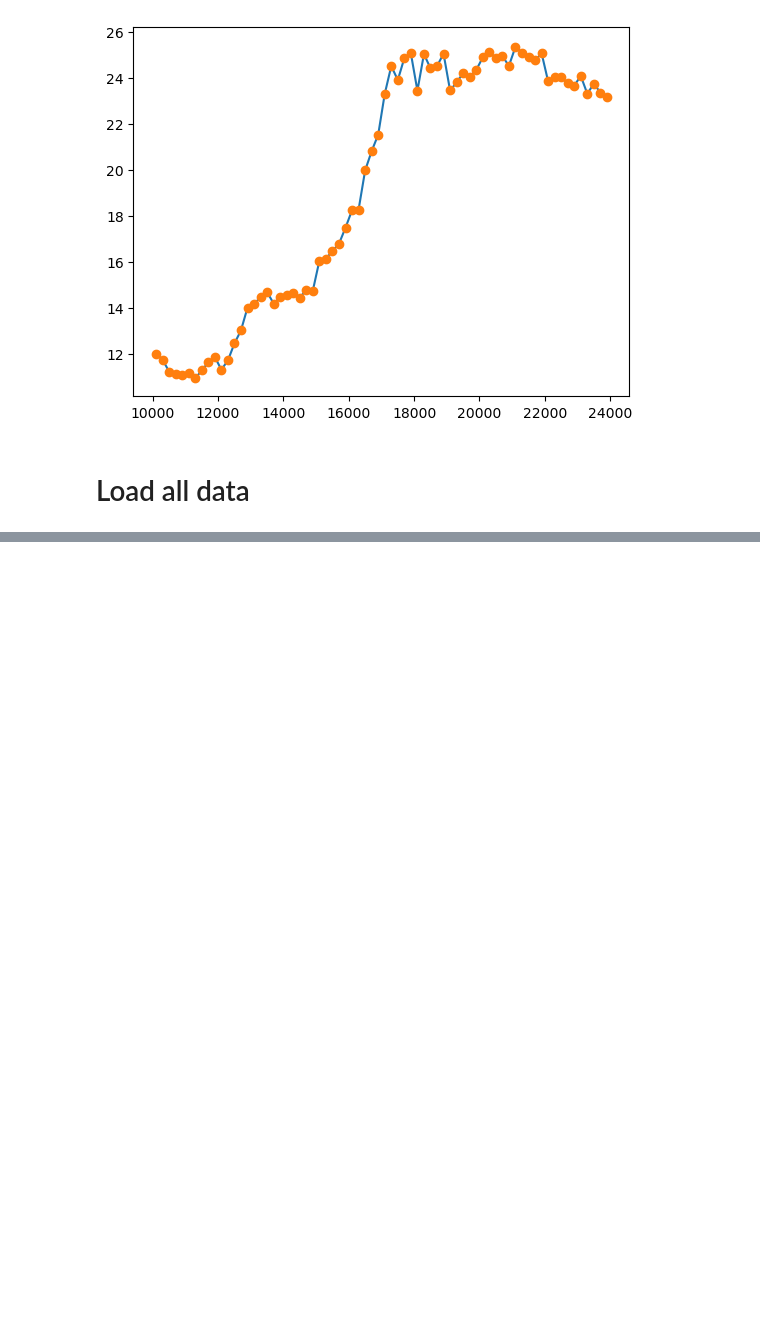
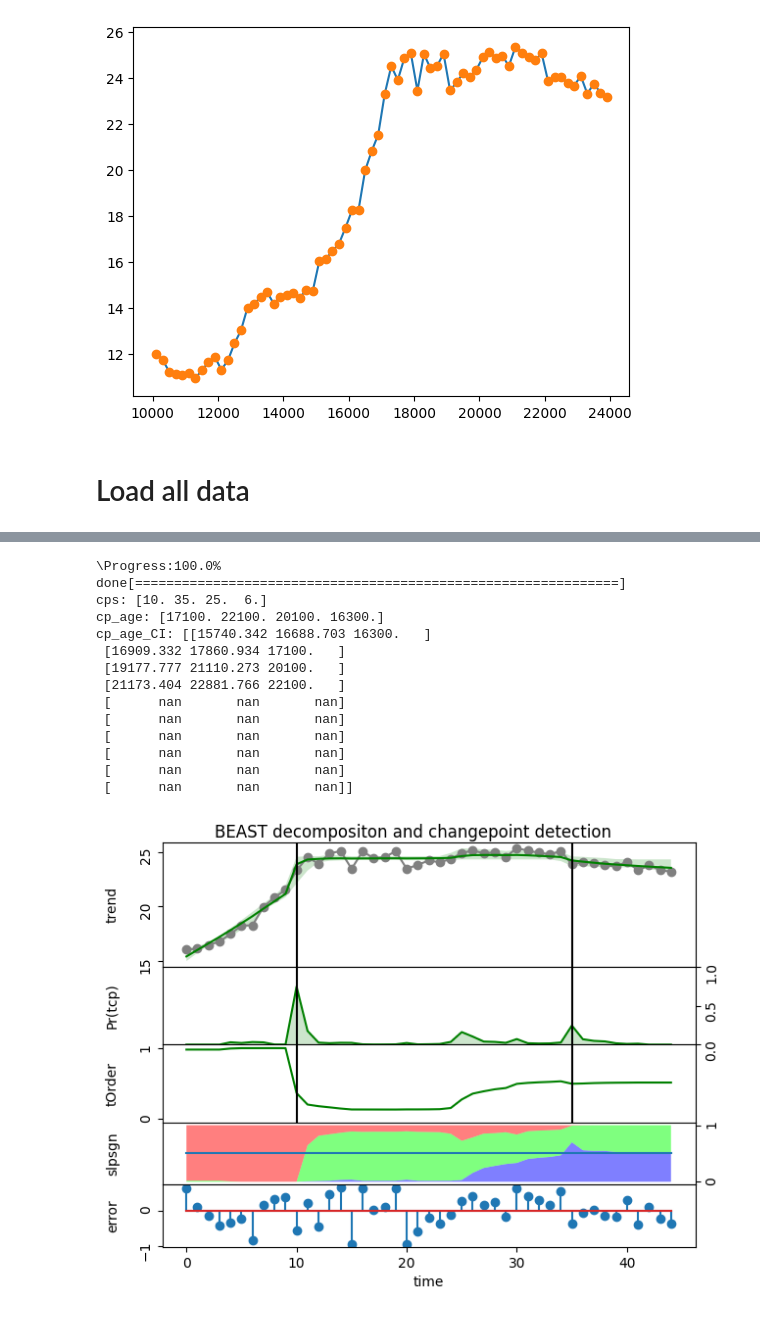
Before and after one commit to Peisong-Zheng/Last_deglaciation, a Jupyter notebook: Figure3_v12.ipynb, the cells around one changed output, grey strips where cells are left out. Saved outputs shown, nothing was run; the diff lists cells and outputs as text; code cells hidden in the pictures; blank space fills up the shorter version.

```diff
--- a/Figure3_v12.ipynb
+++ b/Figure3_v12.ipynb
@@ -1068,0 +1129,50 @@ plt.show()
+# %%
+import numpy as np
+import Rbeast as rb
+import matplotlib.pyplot as plt
+
+cropped_LGMR_sic_area
+
+
+o = rb.beast(cropped_LGMR_sic_area[:,1], start=0, season='none', options=0, quiet=1)
+
+rb.plot(o)
+
+cps = o.trend.cp
+
+# sort the cpCI according to the cps
+cpCI=o.trend.cpCI
+cpCI_cps_stack=np.column_stack((cpCI,cps))
+# sort the cpCI_cps_stack according to the last column in asending order
+cpCI_cps_stack_sorted=cpCI_cps_stack[cpCI_cps_stack[:,1].argsort()]
+
+
+# remove nan
+cps = cps[~np.isnan(cps)]
+# sort the cps
+# cps = np.sort(cps)
+
+print('cps:', cps)
+cp_age=cps*200+cropped_LGMR_sic_area[:,0][0]
+cp_age_CI=cpCI_cps_stack_sorted*200+cropped_LGMR_sic_area[:,0][0]
+
+seaice_cp_age = {'lgmr': 17100}
+seaice_cp_age_CI = {'lgmr': [16909.602, 17809.064]}
+
+print('cp_age:', cp_age)
+print('cp_age_CI:', cp_age_CI)
+# %% [output]
+\Progress:100.0% done[==============================================================]
+cps: [10. 35. 25.  6.]
+cp_age: [17100. 22100. 20100. 16300.]
+cp_age_CI: [[15740.342 16688.703 16300.   ]
+ [16909.332 17860.934 17100.   ]
+ [19177.777 21110.273 20100.   ]
+ [21173.404 22881.766 22100.   ]
+ [      nan       nan       nan]
+ [      nan       nan       nan]
+ [      nan       nan       nan]
+ [      nan       nan       nan]
+ [      nan       nan       nan]
+ [      nan       nan       nan]]
+[figure, added]
```
Also changed, not shown: parts of 9 cells of this notebook, 7 other files.
